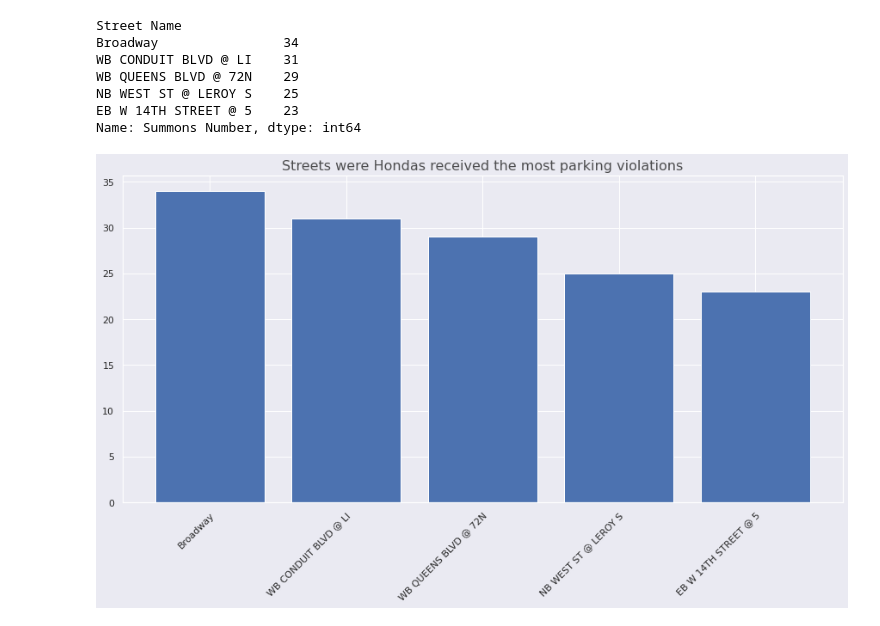
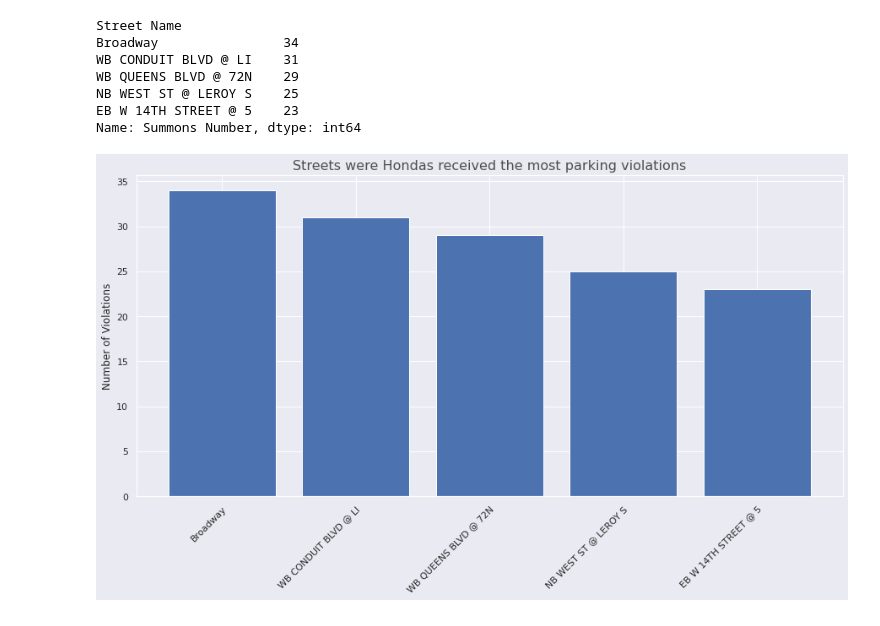
Before and after one commit to pedrohortencio/data-analysis-projects, a Jupyter notebook: NYC Parking Violations/NYC_Parking_Violations.ipynb, the cells around one changed output. Cells and saved outputs as stored; diff of their text form; code cells hidden in the pictures.

Commit message:
refactor: add ylabel in the barplot visualization

```diff
--- a/NYC Parking Violations/NYC_Parking_Violations.ipynb
+++ b/NYC Parking Violations/NYC_Parking_Violations.ipynb
@@ -355,13 +355,15 @@ Name: Summons Number, dtype: int64
 # %%
 fig = plt.figure(figsize=(15, 7))
 fig.patch.set_facecolor('#eaeaf2')
 
 plt.bar(streets_hondas.index, streets_hondas.values)
 plt.xticks(rotation=45, rotation_mode="anchor", ha='right')
 
 plt.title('Streets were Hondas received the most parking violations',
           size=16, alpha=0.8);
 
+plt.ylabel('Number of Violations')
+
 plt.show();
 # %% [output]
-[figure, old version]
+[figure, new version]
```
